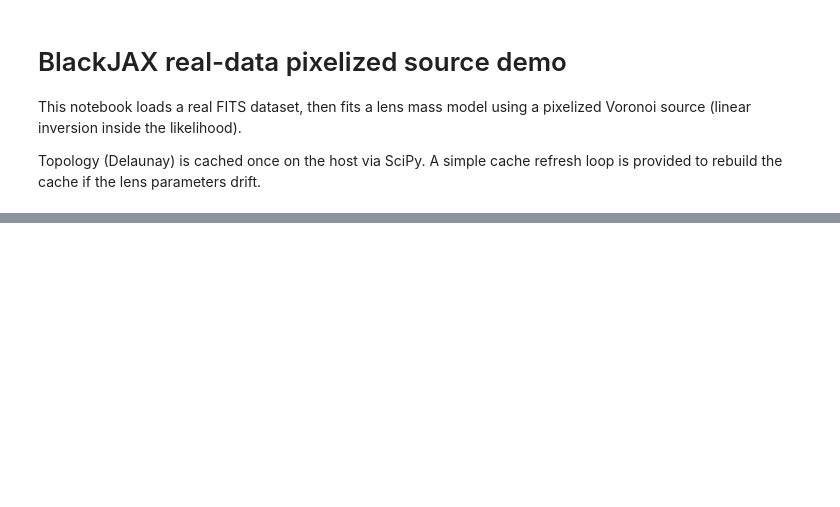
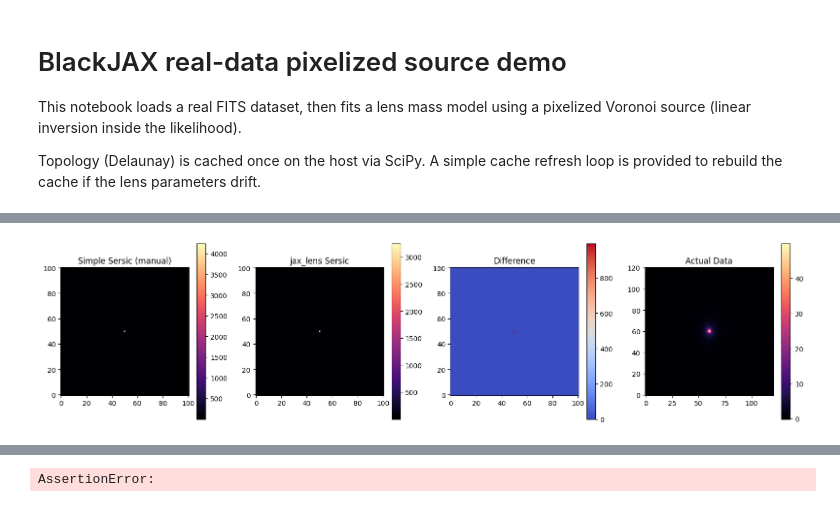
Before and after one commit to nataliehogg/jax-lens, a Jupyter notebook: examples/real_data_pixelized_blackjax.ipynb, the cells around one changed output, grey strips where cells are left out. Cells and saved outputs as stored; diff of their text form; code cells hidden in the pictures; blank space fills up the shorter version.

```diff
--- a/examples/real_data_pixelized_blackjax.ipynb
+++ b/examples/real_data_pixelized_blackjax.ipynb
@@ -249,0 +639,74 @@ def theta_drift(a: jnp.ndarray, b: jnp.ndarray) -> float:
+# %%
+# Sanity check: Create a simple Sersic from scratch (no jax_lens machinery)
+# This verifies if the issue is in the profile code or the pipeline
+
+import jax.numpy as jnp
+
+# Create a simple test grid
+test_n = 101
+test_scale = 0.03
+test_coords = jnp.linspace(-(test_n-1)/2 * test_scale, (test_n-1)/2 * test_scale, test_n)
+test_yy, test_xx = jnp.meshgrid(test_coords, test_coords, indexing="ij")
+
+# Simple circular Sersic (n=4) centered at origin
+r = jnp.sqrt(test_yy**2 + test_xx**2)
+r = jnp.maximum(r, 1e-12)
+n = 4.0
+Re = 0.6
+bn = 2.0 * n - 1.0/3.0 + 4.0/(405.0*n)  # Ciotti & Bertin approximation
+intensity = 2.0
+
+simple_sersic = intensity * jnp.exp(-bn * ((r / Re)**(1.0/n) - 1.0))
+
+# Now compute using jax_lens
+from jax_lens.profiles.light import sersic
+
+test_grid_flat = jnp.stack([test_yy.ravel(), test_xx.ravel()], axis=-1)
+jaxlens_sersic = sersic(
+    test_grid_flat,
+    centre=jnp.array([0.0, 0.0]),
+    intensity=2.0,
+    effective_radius=0.6,
+    sersic_index=4.0,
+    axis_ratio=1.0,
+    angle=0.0,
+).reshape(test_n, test_n)
+
+# Compare
+fig, axes = plt.subplots(1, 4, figsize=(16, 4))
+
+im0 = axes[0].imshow(simple_sersic, origin="lower", cmap="magma")
+axes[0].set_title("Simple Sersic (manual)")
+plt.colorbar(im0, ax=axes[0])
+
+im1 = axes[1].imshow(jaxlens_sersic, origin="lower", cmap="magma")
+axes[1].set_title("jax_lens Sersic")
+plt.colorbar(im1, ax=axes[1])
+
+im2 = axes[2].imshow(simple_sersic - jaxlens_sersic, origin="lower", cmap="coolwarm")
+axes[2].set_title("Difference")
+plt.colorbar(im2, ax=axes[2])
+
+# Check the actual data to see where the galaxy is
+im3 = axes[3].imshow(data, origin="lower", cmap="magma")
+axes[3].set_title("Actual Data")
+plt.colorbar(im3, ax=axes[3])
+
+plt.tight_layout()
+plt.show()
+
+print(f"Simple Sersic max: {float(simple_sersic.max()):.2f}")
+print(f"jax_lens Sersic max: {float(jaxlens_sersic.max()):.2f}")
+print(f"Max difference: {float(jnp.abs(simple_sersic - jaxlens_sersic).max()):.6f}")
+
+# Check if data center is actually where the lens galaxy is
+center_idx = crop_size // 2
+print(f"\n=== Data Center Analysis ===")
+print(f"Data value at center [{center_idx}, {center_idx}]: {float(data[center_idx, center_idx]):.4f}")
+print(f"Data max value: {float(data.max()):.4f}")
+max_idx = jnp.unravel_index(jnp.argmax(data), data.shape)
+print(f"Data max location (y, x): ({int(max_idx[0])}, {int(max_idx[1])})")
+print(f"Offset from center: ({int(max_idx[0]) - center_idx}, {int(max_idx[1]) - center_idx}) pixels")
+print(f"Offset in arcsec: ({(int(max_idx[0]) - center_idx) * ds.pixel_scale:.3f}, {(int(max_idx[1]) - center_idx) * ds.pixel_scale:.3f})")
+# %% [output]
+[figure, added]
@@ -250,3 +723,7 @@ def theta_drift(a: jnp.ndarray, b: jnp.ndarray) -> float:
+# %%
+assert False
+# %% [output]
+AssertionError:
 # %%
 # Sampling with optional cache refresh
 
```
Also changed, not shown: parts of 16 cells of this notebook.
